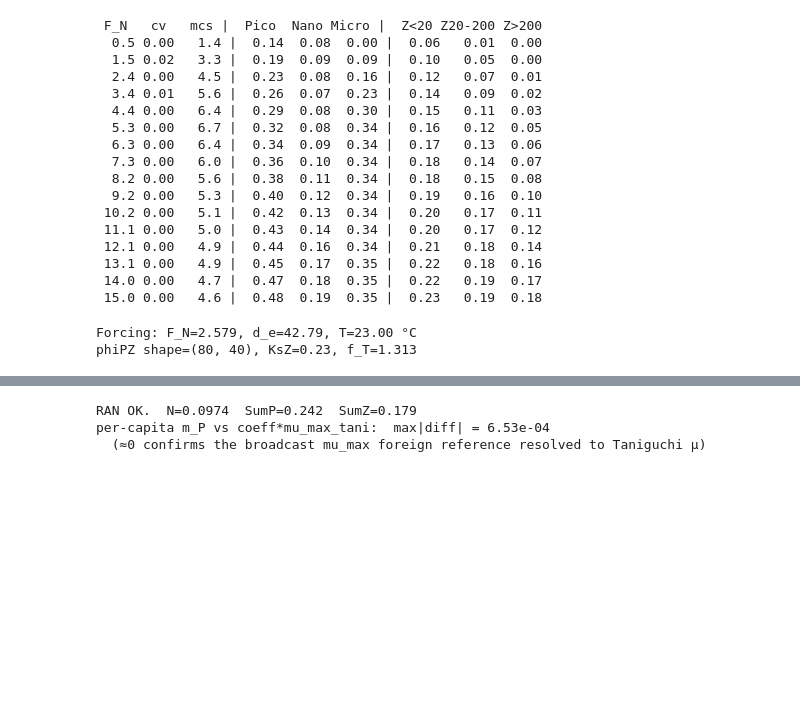
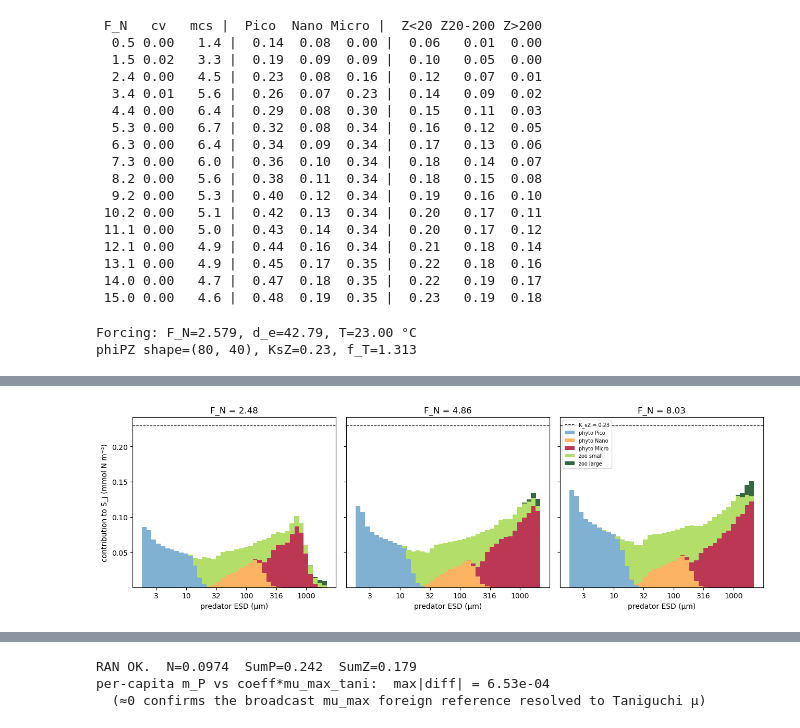
Before and after one commit to ben1post/SSMCariaco, a Jupyter notebook: parameter_scan/r0_testing/FinalBaseline_hump.ipynb, the cells around one changed output, grey strips where cells are left out. Cells and saved outputs as stored; diff of their text form; code cells hidden in the pictures; blank space fills up the shorter version.

```diff
--- a/parameter_scan/r0_testing/FinalBaseline_hump.ipynb
+++ b/parameter_scan/r0_testing/FinalBaseline_hump.ipynb
@@ -291,4 +336,7 @@ plt.tight_layout(); plt.show()
 # %%
+n_FN = len(FN_VALUES)
+from matplotlib.ticker import FuncFormatter
+fmt = FuncFormatter(lambda x, _: f'{10**x:.0f}')
 # ---- Cell 6 — Diagnostic B: prey-field decomposition at 3 F_N values ----------
 # Pick F_N below the peak, at the peak, above the peak.
 FN_PICKS = [FN_VALUES[max(0, mcs_peak_idx - 6)],
@@ -296,31 +344,34 @@ FN_PICKS = [FN_VALUES[max(0, mcs_peak_idx - 6)],
             FN_VALUES[min(n_FN - 1, mcs_peak_idx + 8)]]
 
 prey_esd_full = np.concatenate([ns.phyto_esd, ns.zoo_esd])
 # Group prey by size band for readable stacks (Pico/Nano/Micro phyto + small/large zoo)
 def _prey_groups():
     g = np.empty(n_P + n_Z, dtype=object)
     g[:n_P][ns.phyto_esd < 2.0]               = 'phyto Pico'
     g[:n_P][(ns.phyto_esd >= 2.0) & (ns.phyto_esd < 20.0)] = 'phyto Nano'
     g[:n_P][ns.phyto_esd >= 20.0]             = 'phyto Micro'
     g[n_P:][ns.zoo_esd < 200.0]               = 'zoo small'
     g[n_P:][ns.zoo_esd >= 200.0]              = 'zoo large'
     return g
 groups = _prey_groups()
 group_order = ['phyto Pico', 'phyto Nano', 'phyto Micro', 'zoo small', 'zoo large']
 colors      = ['#80b1d3', '#fdb462', '#bc3754', '#b3de69', '#386641']
 
 fig, axes = plt.subplots(1, 3, figsize=(13, 4.2), sharey=True)
 for ax, FN_pick in zip(axes, FN_PICKS):
     fi = int(np.argmin(np.abs(FN_VALUES - FN_pick)))
     contrib = phiPZ * B_scan[fi][:, None]                              # (n_full, n_Z)
     bottom = np.zeros(n_Z)
     for grp, col in zip(group_order, colors):
         h = contrib[groups == grp].sum(axis=0)
         ax.bar(np.log10(ns.zoo_esd), h, width=0.08, bottom=bottom, color=col, label=grp)
         bottom += h
     ax.axhline(KsZ, color='k', lw=0.9, ls='--', label=f'K_sZ = {KsZ:.2f}')
     ax.set_title(f'F_N = {FN_VALUES[fi]:.2f}')
-    ax.set_xlabel('predator log₁₀ ESD (µm)')
+    ax.xaxis.set_major_formatter(fmt)
+    ax.set_xlabel('predator ESD (µm)')
 axes[0].set_ylabel('contribution to S_j (mmol N m⁻³)')
 axes[-1].legend(fontsize=7, loc='upper left')
 plt.tight_layout(); plt.show()
+# %% [output]
+[figure, added]
```
Also changed, not shown: parts of 8 cells of this notebook, 3 other files.
